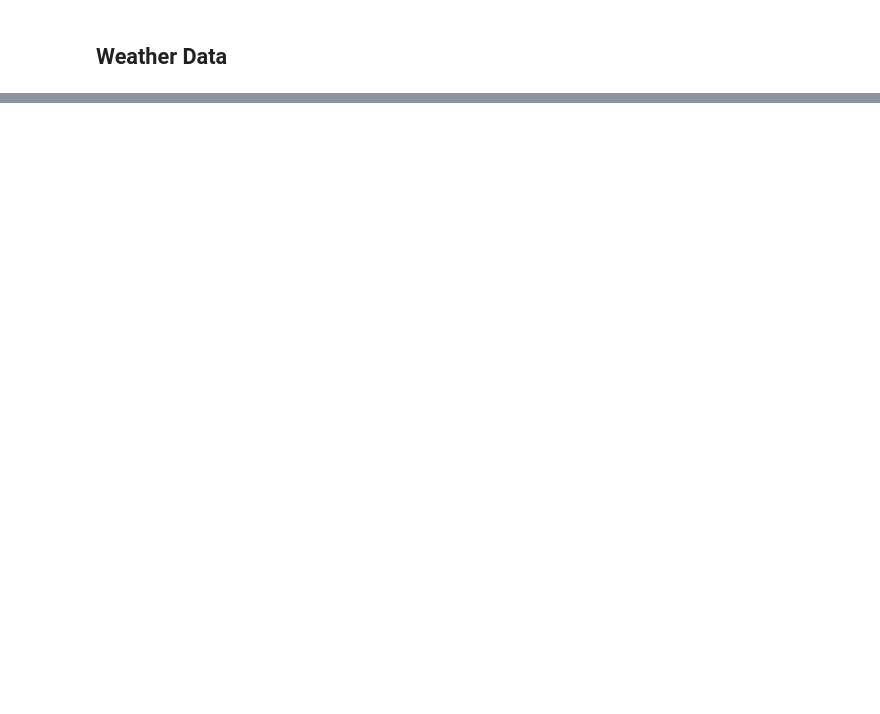
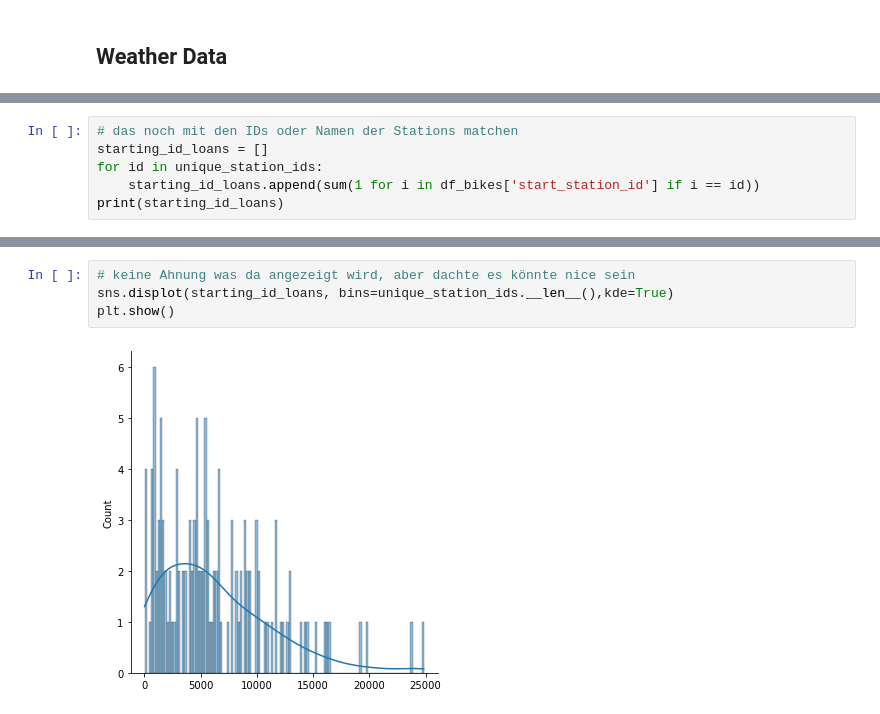
Before and after one commit to GoebelM94/dsml2021, a Jupyter notebook: notebooks/First Data Analysis.ipynb, the cells around one changed output, grey strips where cells are left out. Saved outputs shown, nothing was run; the diff lists cells and outputs as text; blank space fills up the shorter version.

Commit message:
Update: Plots

```diff
--- a/notebooks/First Data Analysis.ipynb
+++ b/notebooks/First Data Analysis.ipynb
@@ -141,0 +175,6 @@ print(id_mapped_to_station)
+# %%
+# das noch mit den IDs oder Namen der Stations matchen
+starting_id_loans = []
+for id in unique_station_ids:
+    starting_id_loans.append(sum(1 for i in df_bikes['start_station_id'] if i == id))
+print(starting_id_loans)
@@ -141,0 +191,6 @@ print(id_mapped_to_station)
+# %%
+# keine Ahnung was da angezeigt wird, aber dachte es könnte nice sein
+sns.displot(starting_id_loans, bins=unique_station_ids.__len__(),kde=True)
+plt.show()
+# %% [output]
+[figure, added]
```
Also changed, not shown: parts of 28 cells of this notebook.
